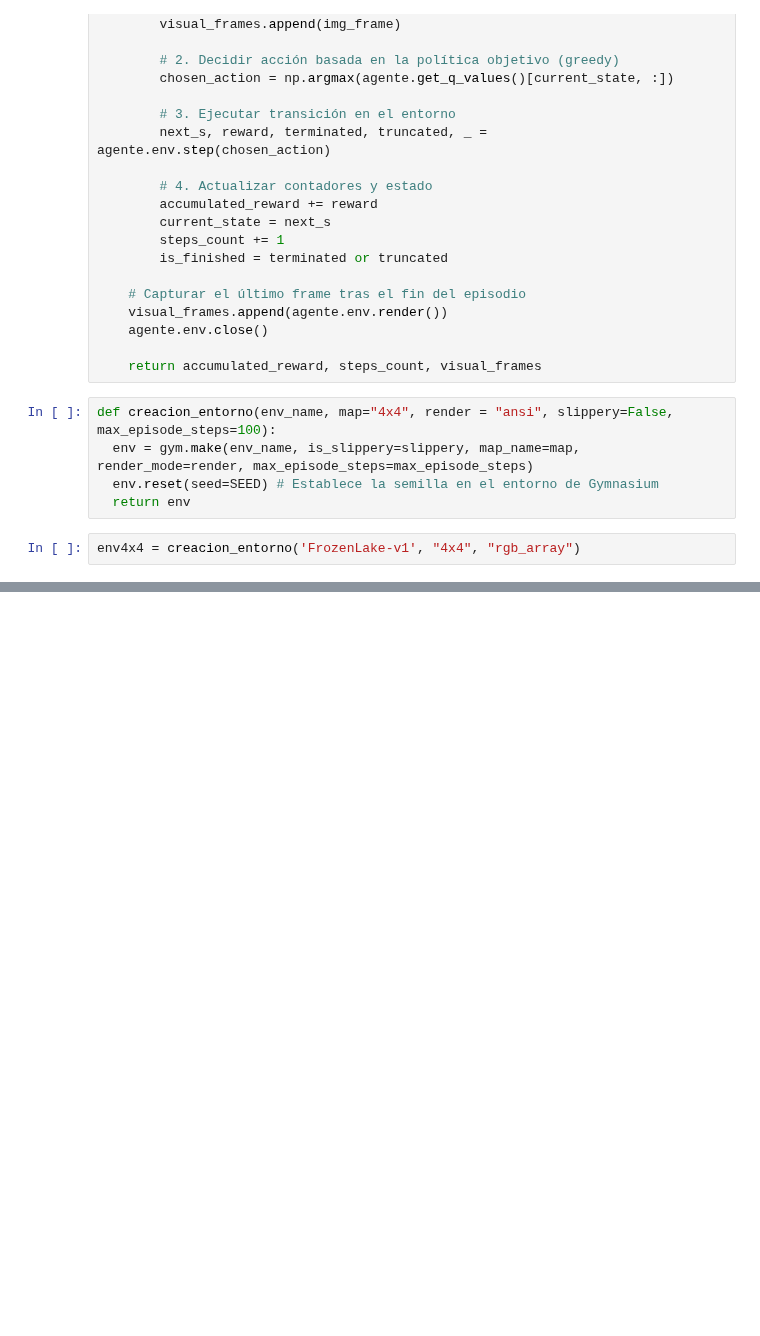
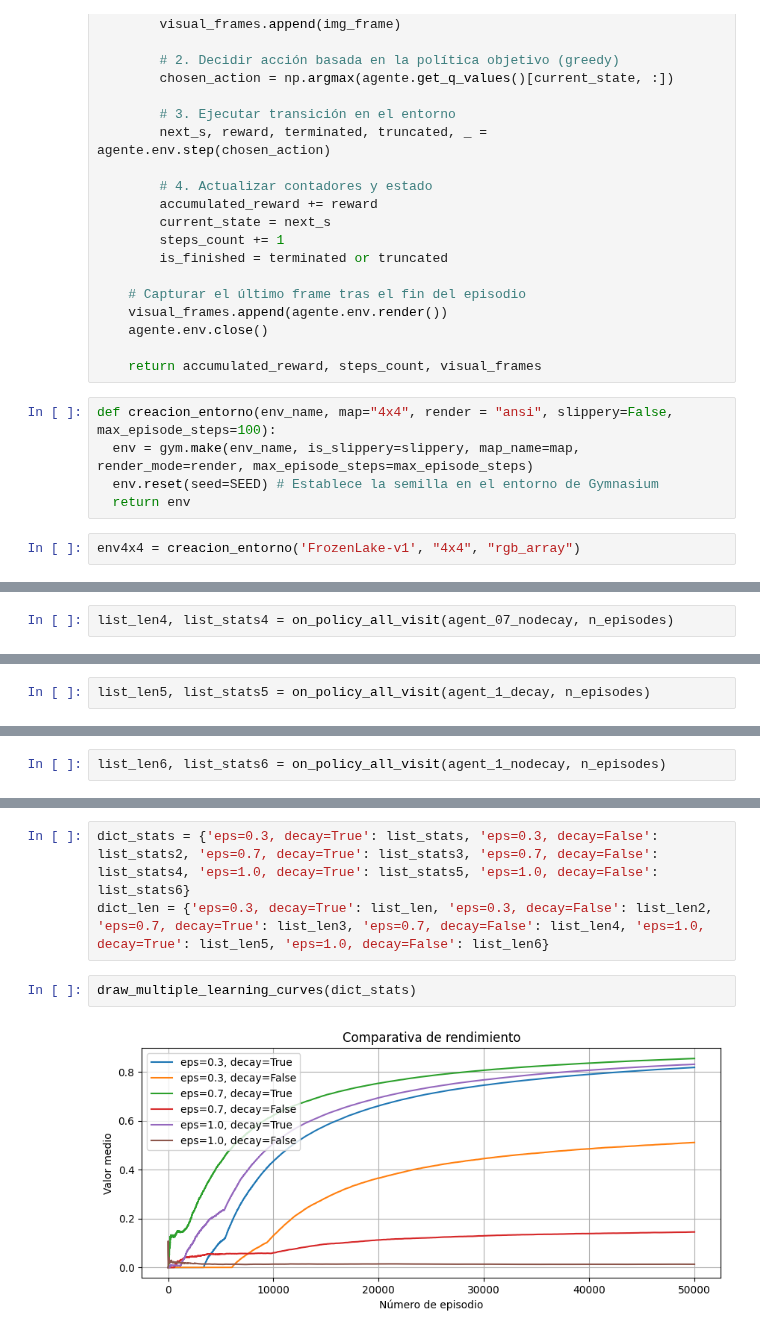
Before and after one commit to angelms2003/FernandezMartinezPolo-EML-RL, a Jupyter notebook: Entornos_Complejos/MonteCarlo-OffPolicy.ipynb, the cells around one changed output, grey strips where cells are left out. Saved outputs shown, nothing was run; the diff lists cells and outputs as text; blank space fills up the shorter version.

Commit message:
Update MonteCarlo OffPolicy

```diff
--- a/Entornos_Complejos/MonteCarlo-OffPolicy.ipynb
+++ b/Entornos_Complejos/MonteCarlo-OffPolicy.ipynb
@@ -235,0 +272,2 @@ list_stats, list_len = on_policy_all_visit(agent_03_decay, n_episodes)
+# %%
+list_len4, list_stats4 = on_policy_all_visit(agent_07_nodecay, n_episodes)
@@ -235,0 +284,2 @@ list_stats, list_len = on_policy_all_visit(agent_03_decay, n_episodes)
+# %%
+list_len5, list_stats5 = on_policy_all_visit(agent_1_decay, n_episodes)
@@ -235,0 +296,2 @@ list_stats, list_len = on_policy_all_visit(agent_03_decay, n_episodes)
+# %%
+list_len6, list_stats6 = on_policy_all_visit(agent_1_nodecay, n_episodes)
@@ -358,3 +408,10 @@ def draw_episode_length_comparison(length_dict):
     ax.grid()
 
     plt.show()
+# %%
+dict_stats = {'eps=0.3, decay=True': list_stats, 'eps=0.3, decay=False': list_stats2, 'eps=0.7, decay=True': list_stats3, 'eps=0.7, decay=False': list_stats4, 'eps=1.0, decay=True': list_stats5, 'eps=1.0, decay=False': list_stats6}
+dict_len = {'eps=0.3, decay=True': list_len, 'eps=0.3, decay=False': list_len2, 'eps=0.7, decay=True': list_len3, 'eps=0.7, decay=False': list_len4, 'eps=1.0, decay=True': list_len5, 'eps=1.0, decay=False': list_len6}
+# %%
+draw_multiple_learning_curves(dict_stats)
+# %% [output]
+[figure, added]
```
Also changed, not shown: parts of 13 cells of this notebook, 1 other file.
